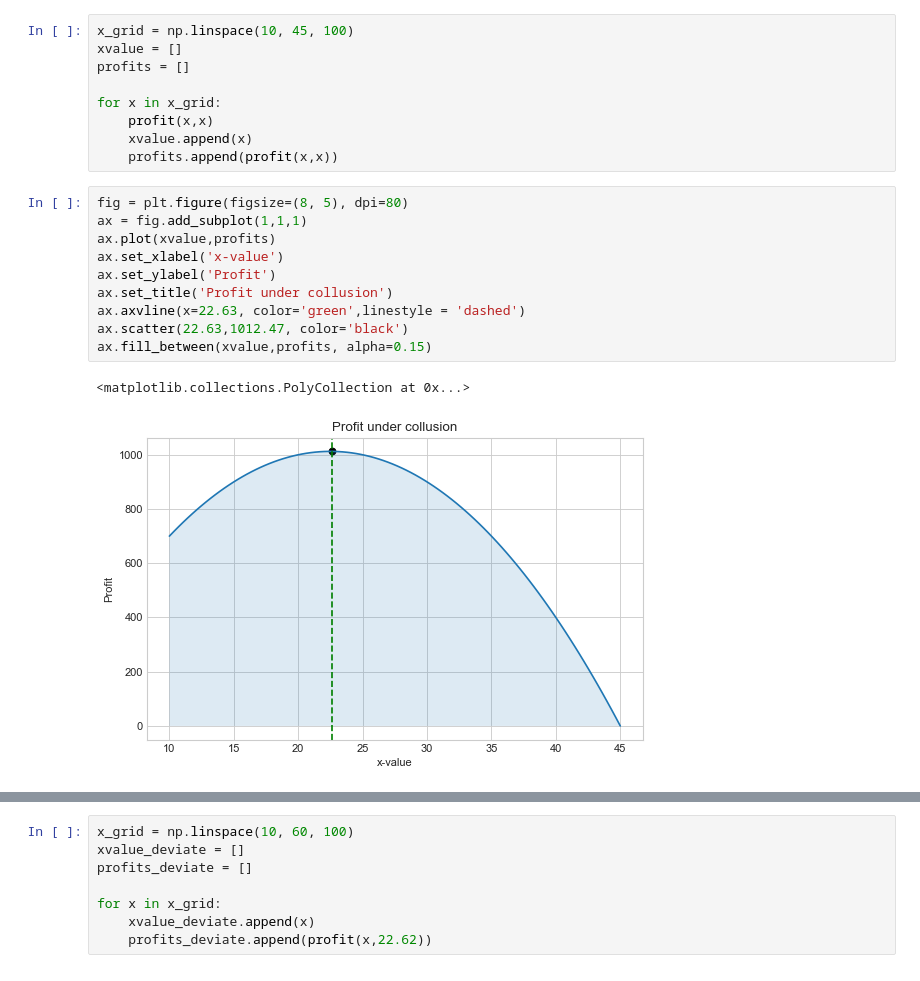
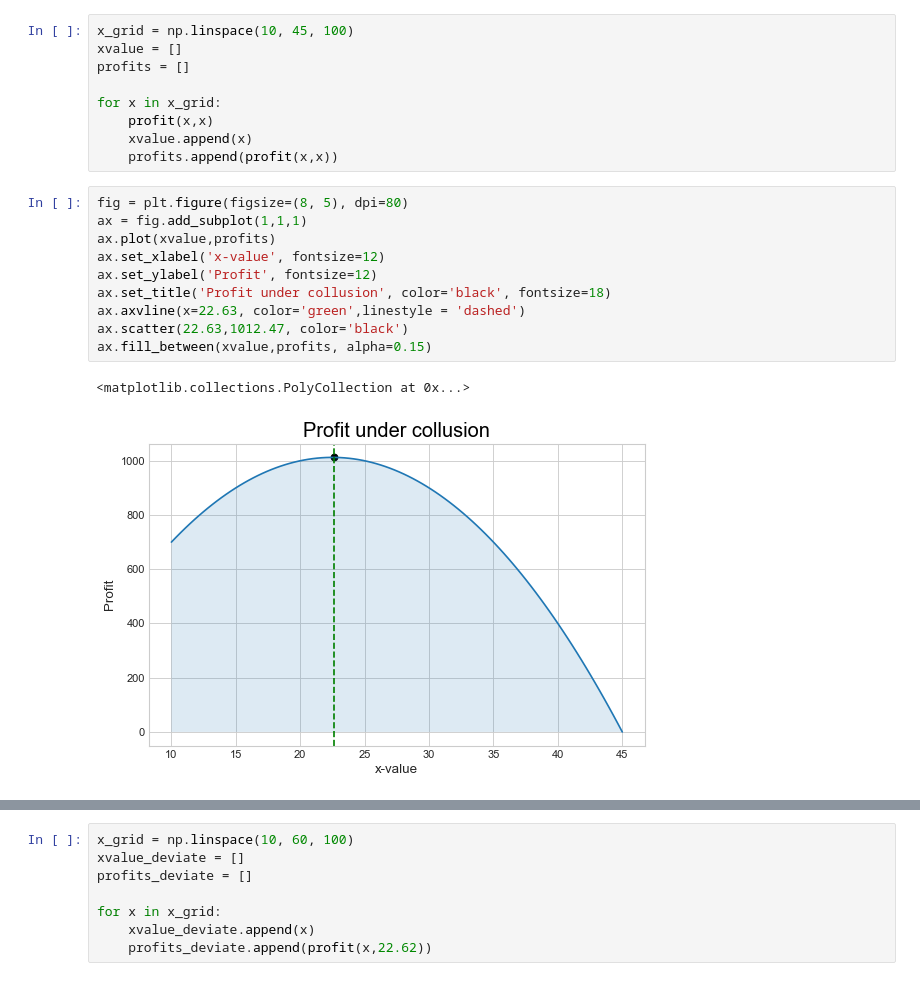
Before and after one commit to yapicikerem/Numecon_workspace, a Jupyter notebook: modelproject/Cournot-Copy1.ipynb, the cells around one changed output, grey strips where cells are left out. Saved outputs shown, nothing was run; the diff lists cells and outputs as text.

```diff
--- a/modelproject/Cournot-Copy1.ipynb
+++ b/modelproject/Cournot-Copy1.ipynb
@@ -80,16 +80,16 @@ for x in x_grid:
 # %%
 fig = plt.figure(figsize=(8, 5), dpi=80)
 ax = fig.add_subplot(1,1,1)
 ax.plot(xvalue,profits)
-ax.set_xlabel('x-value')
-ax.set_ylabel('Profit')
-ax.set_title('Profit under collusion')
+ax.set_xlabel('x-value', fontsize=12)
+ax.set_ylabel('Profit', fontsize=12)
+ax.set_title('Profit under collusion', color='black', fontsize=18)
 ax.axvline(x=22.63, color='green',linestyle = 'dashed')
 ax.scatter(22.63,1012.47, color='black')
 ax.fill_between(xvalue,profits, alpha=0.15)
 # %% [output]
 <matplotlib.collections.PolyCollection at 0x...>
-[figure, old version]
+[figure, new version]
 # %%
 optimum_profit = max(profits)
 optimum_quantity = xvalue[profits.index(max(profits))]
```
Also changed, not shown: parts of 21 cells of this notebook.
